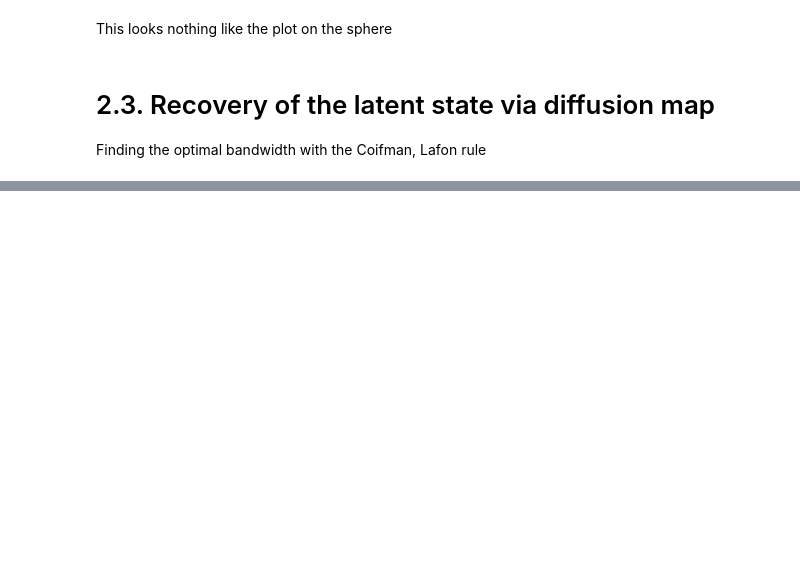
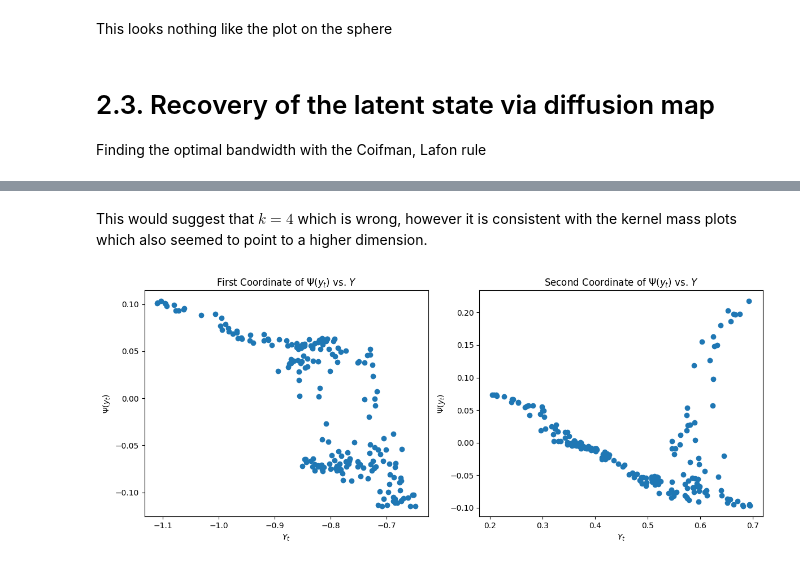
Before and after one commit to adamfowliee/JDKF_Starter, a Jupyter notebook: InitialTasks/LatentEstimation.ipynb, the cells around one changed output, grey strips where cells are left out. Cells and saved outputs as stored; diff of their text form; code cells hidden in the pictures; blank space fills up the shorter version.

```diff
--- a/InitialTasks/LatentEstimation.ipynb
+++ b/InitialTasks/LatentEstimation.ipynb
@@ -293,0 +331,22 @@ def embedding(X, epsilon=None, alpha=0.5, k=2):
+# %% [markdown]
+This would suggest that $k=4$ which is wrong, however it is consistent with the kernel mass plots which also seemed to point to a higher dimension.
+# %%
+fig, (ax1, ax2) = plt.subplots(1,2)
+fig.set_figheight(5)
+fig.set_figwidth(12)
+
+ax1.scatter(Y[:,0], Psi_Y[:,0])
+ax1.set_title(r"First Coordinate of $\Psi(y_t)$ vs. $Y$")
+ax1.set_xlabel(r"$Y_t$")
+ax1.set_ylabel(r"$\Psi(y_t)$")
+
+ax2.scatter(Y[:,1], Psi_Y[:,1])
+ax2.set_title(r"Second Coordinate of $\Psi(y_t)$ vs. $Y$")
+ax2.set_xlabel(r"$Y_t$")
+ax2.set_ylabel(r"$\Psi(y_t)$")
+
+
+plt.tight_layout()
+plt.show()
+# %% [output]
+[figure, added]
```
Also changed, not shown: parts of 26 cells of this notebook.
